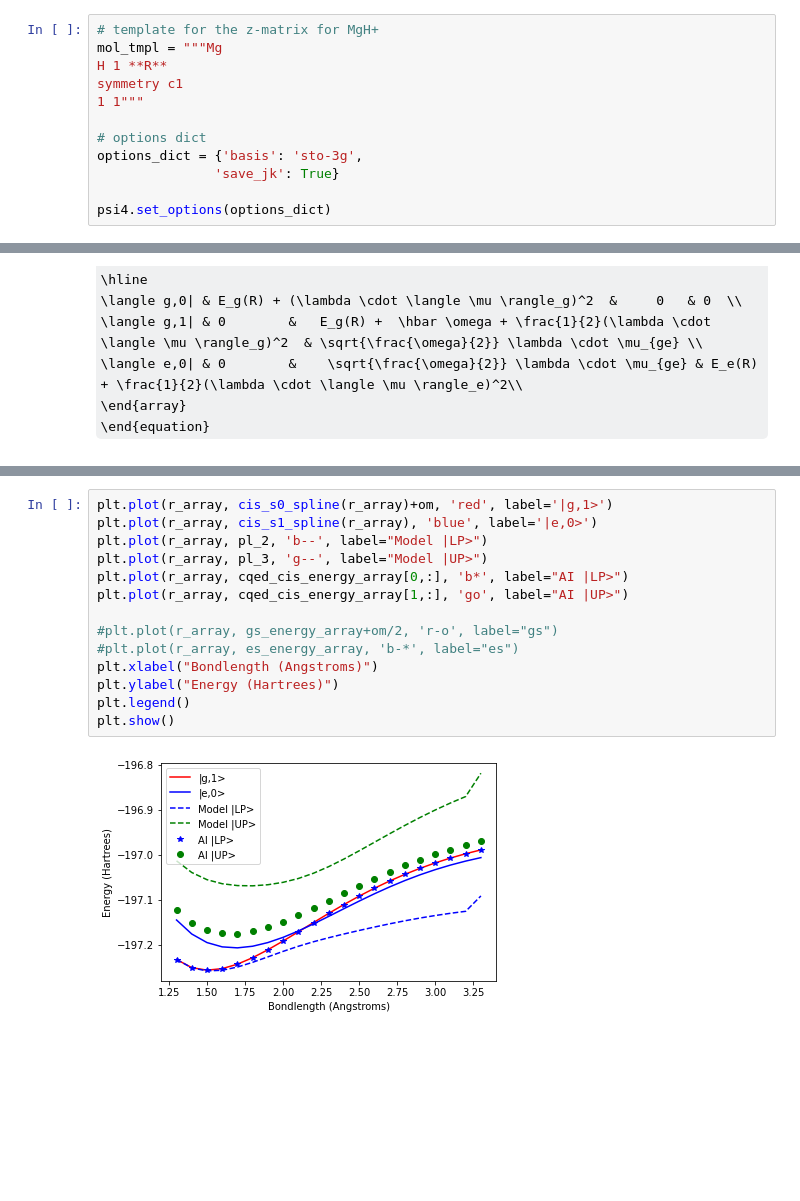
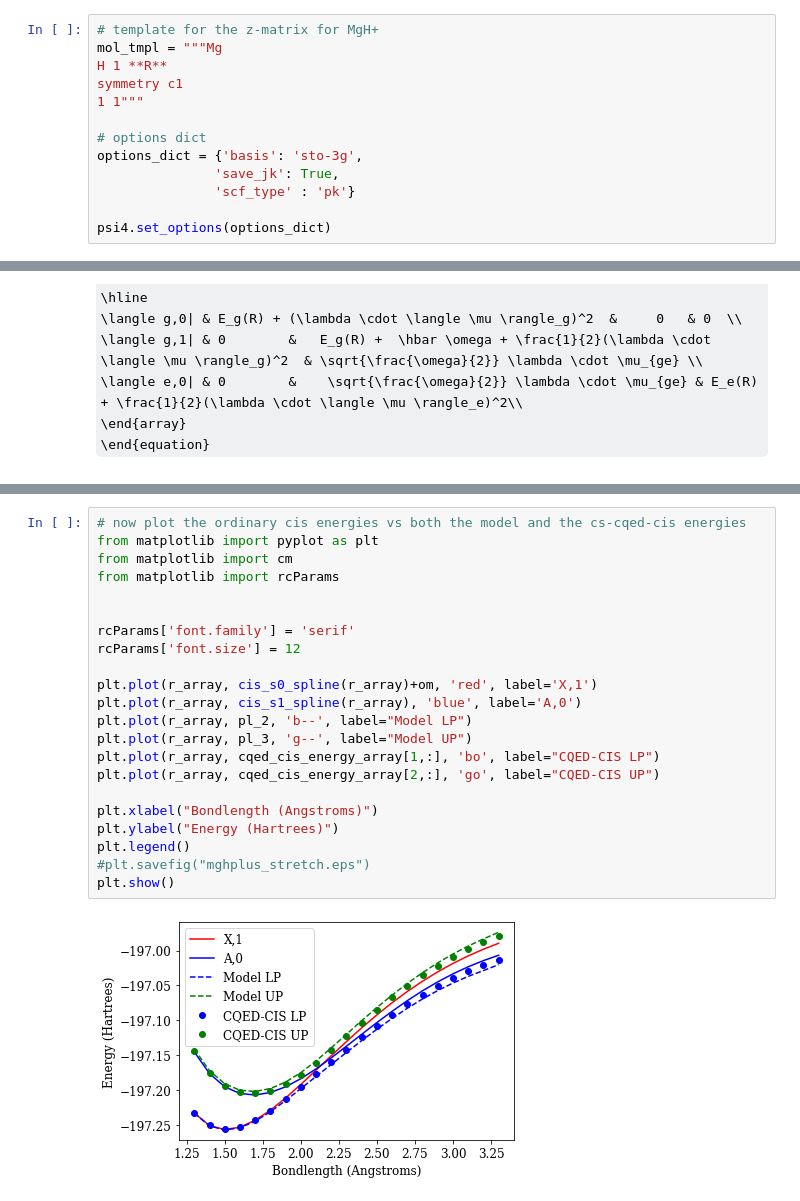
Before and after one commit to FoleyLab/SCF, a Jupyter notebook: polaritonic_and_more/mgh_exploration.ipynb, the cells around one changed output, grey strips where cells are left out. Saved outputs shown, nothing was run; the diff lists cells and outputs as text; some formulas as TeX source; blank space fills up the shorter version.

```diff
--- a/polaritonic_and_more/mgh_exploration.ipynb
+++ b/polaritonic_and_more/mgh_exploration.ipynb
@@ -37,6 +109,7 @@ symmetry c1
 
 # options dict
 options_dict = {'basis': 'sto-3g',
-               'save_jk': True}
+               'save_jk': True,
+               'scf_type' : 'pk'}
 
 psi4.set_options(options_dict)
@@ -220,18 +286,26 @@ for i in range(0,len(r_array)):
     pl_2[i] = np.real(vals[1])
     pl_3[i] = np.real(vals[2])
 # %%
-plt.plot(r_array, cis_s0_spline(r_array)+om, 'red', label='|g,1>')
-plt.plot(r_array, cis_s1_spline(r_array), 'blue', label='|e,0>')
-plt.plot(r_array, pl_2, 'b--', label="Model |LP>")
-plt.plot(r_array, pl_3, 'g--', label="Model |UP>")
-plt.plot(r_array, cqed_cis_energy_array[0,:], 'b*', label="AI |LP>")
-plt.plot(r_array, cqed_cis_energy_array[1,:], 'go', label="AI |UP>")
+# now plot the ordinary cis energies vs both the model and the cs-cqed-cis energies
+from matplotlib import pyplot as plt
+from matplotlib import cm
+from matplotlib import rcParams
 
-#plt.plot(r_array, gs_energy_array+om/2, 'r-o', label="gs")
-#plt.plot(r_array, es_energy_array, 'b-*', label="es")
+
+rcParams['font.family'] = 'serif'
+rcParams['font.size'] = 12
+
+plt.plot(r_array, cis_s0_spline(r_array)+om, 'red', label='X,1')
+plt.plot(r_array, cis_s1_spline(r_array), 'blue', label='A,0')
+plt.plot(r_array, pl_2, 'b--', label="Model LP")
+plt.plot(r_array, pl_3, 'g--', label="Model UP")
+plt.plot(r_array, cqed_cis_energy_array[1,:], 'bo', label="CQED-CIS LP")
+plt.plot(r_array, cqed_cis_energy_array[2,:], 'go', label="CQED-CIS UP")
+
 plt.xlabel("Bondlength (Angstroms)")
 plt.ylabel("Energy (Hartrees)")
 plt.legend()
+#plt.savefig("mghplus_stretch.eps")
 plt.show()
 # %% [output]
-[figure, old version]
+[figure, new version]
```
Also changed, not shown: parts of 10 cells of this notebook, 6 other files.
